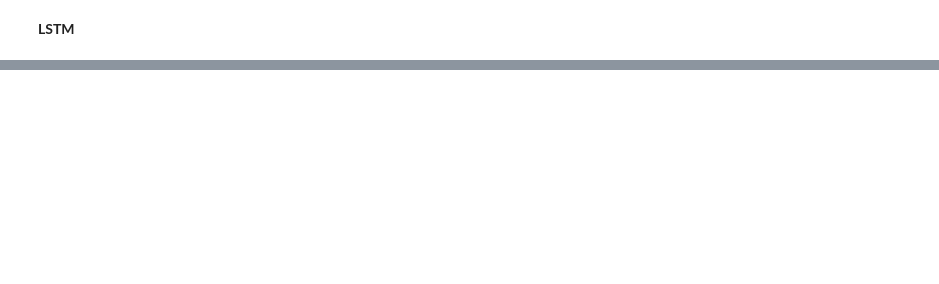
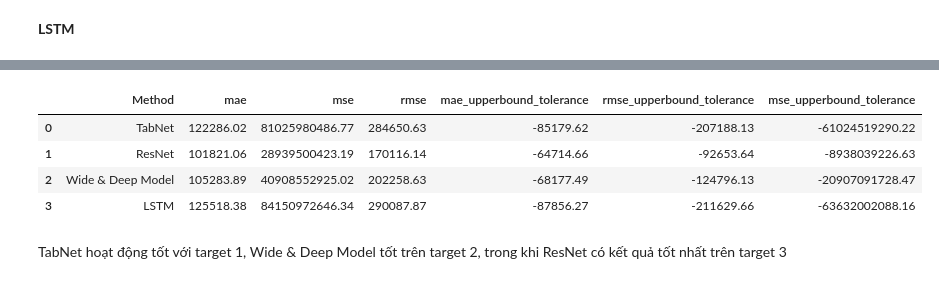
Before and after one commit to KanjiroReal/Vietnam-Storm-Damage-analysis, a Jupyter notebook: DL.ipynb, the cells around one changed output, grey strips where cells are left out. Saved outputs shown, nothing was run; the diff lists cells and outputs as text; code cells hidden in the pictures; blank space fills up the shorter version.

```diff
--- a/DL.ipynb
+++ b/DL.ipynb
@@ -447,0 +714,5 @@ print(results_6)
+# %%
+eval_values = evaluate(resnet_model, X_test_scaled, y_test_np, threshold=0.3, mode="regression")
+evaluate_dict["ResNet"] = eval_values
+
+eval_values
@@ -447,0 +753,5 @@ print(results_6)
+# %%
+eval_values = evaluate(deep_model, X_test_scaled, y_test_np, threshold=0.3, mode="regression")
+evaluate_dict["Wide & Deep Model"] = eval_values
+
+eval_values
@@ -447,0 +798,5 @@ print(results_6)
+# %%
+eval_values = evaluate(model, X_test_lstm, y_test_lstm, threshold=0.3, mode="regression")
+evaluate_dict["LSTM"] = eval_values
+
+eval_values
@@ -447,0 +811,34 @@ print(results_6)
+# %%
+# compare metrics value
+def highlight_max(s):
+    is_max = s == s.max()
+    return ['color: red' if v else '' for v in is_max]
+
+def highlight_min(s):
+    is_min = s == s.min()
+    return ['color: red' if v else '' for v in is_min]
+
+def highlight_row(row, selected_method):
+    return ['background-color: black;' if row['Method'] in selected_method else ''
+            for _ in row]
+
+selected_method = [model.__class__.__name__]
+eval_value_df = pd.DataFrame(evaluate_dict).T.reset_index().rename(columns={"index":"Method"})
+
+eval_value_df = (
+    eval_value_df.style
+    .apply(highlight_max, subset=["mae_upperbound_tolerance", "rmse_upperbound_tolerance", "mse_upperbound_tolerance"])
+    .apply(highlight_min, subset=["mae", "mse", "rmse"])
+    .apply(lambda row: highlight_row(row, selected_method), axis=1 )
+    .format(precision=2)
+)
+
+eval_value_df
+# %% [output]
+|  | Method | mae | mse | rmse | mae_upperbound_tolerance | rmse_upperbound_tolerance | mse_upperbound_tolerance |
+| 0 | TabNet | 122286.02 | 81025980486.77 | 284650.63 | -85179.62 | -207188.13 | -61024519290.22 |
+| 1 | ResNet | 101821.06 | 28939500423.19 | 170116.14 | -64714.66 | -92653.64 | -8938039226.63 |
+| 2 | Wide & Deep Model | 105283.89 | 40908552925.02 | 202258.63 | -68177.49 | -124796.13 | -20907091728.47 |
+| 3 | LSTM | 125518.38 | 84150972646.34 | 290087.87 | -87856.27 | -211629.66 | -63632002088.16 |
+# %% [markdown]
+TabNet hoạt động tốt với target 1, Wide & Deep Model	tốt trên target 2, trong khi ResNet có kết quả tốt nhất trên target 3
```
Also changed, not shown: parts of 68 cells of this notebook.
